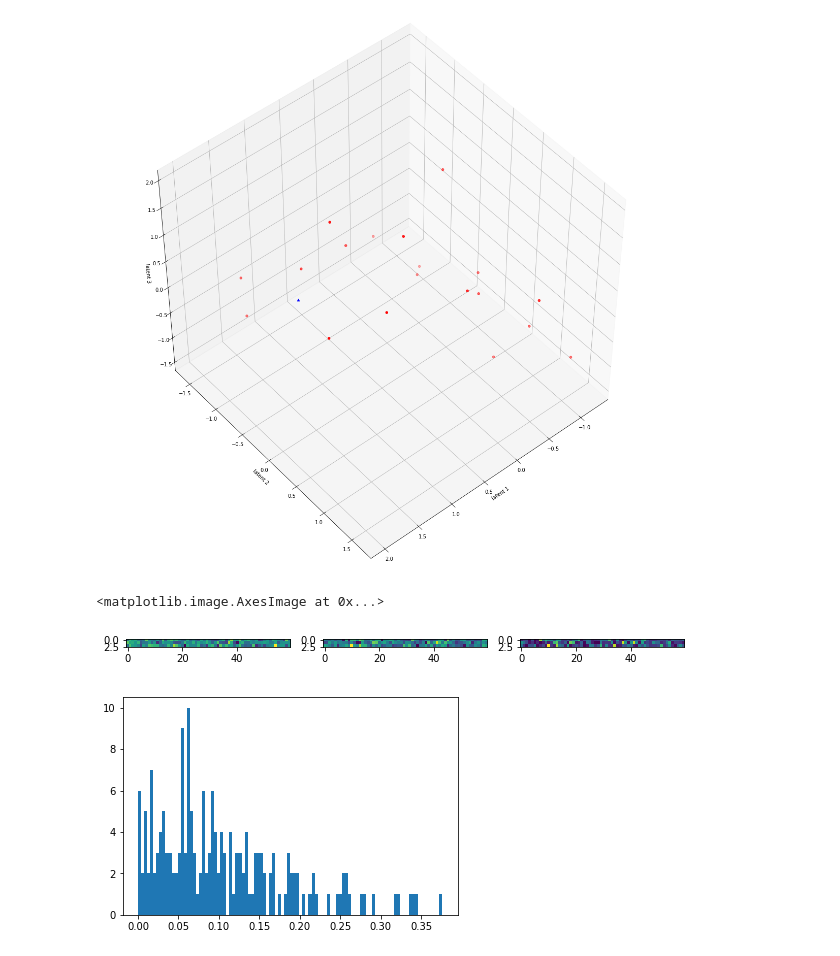
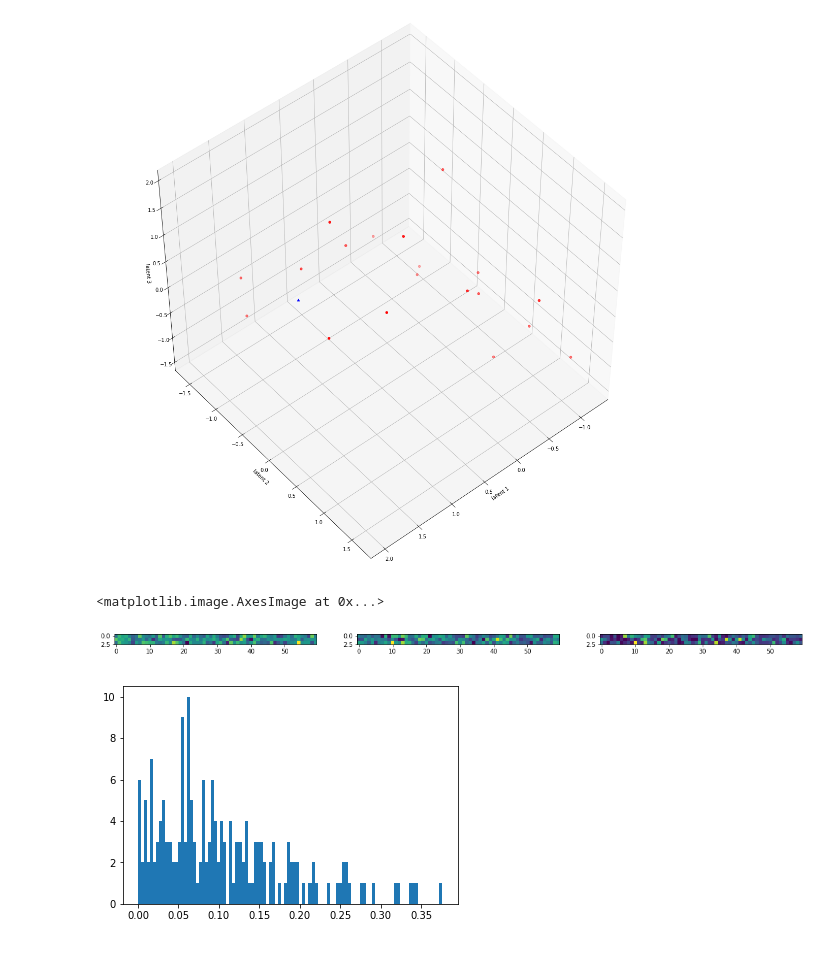
Before and after one commit to abbasloo/dnnAutoEm, a Jupyter notebook: carCrashLBO.ipynb, the cells around one changed output. Cells and saved outputs as stored; diff of their text form; code cells hidden in the pictures.

```diff
--- a/carCrashLBO.ipynb
+++ b/carCrashLBO.ipynb
@@ -244,13 +244,13 @@ ax.set_zlabel('latent 3')
 Text(0.5, 0, 'latent 3')
 [figure]
 # %%
-plt.figure(figsize=(10, 30));
+plt.figure(figsize=(20, 60));
 plt.subplot(1,3,1); plt.imshow(x_reconstructed2[0])
 plt.subplot(1,3,2); plt.imshow(DATA2[19])
 plt.subplot(1,3,3); plt.imshow(np.abs(x_reconstructed2[0] - DATA2[19]))
 # %% [output]
 <matplotlib.image.AxesImage at 0x...>
-[figure, old version]
+[figure, new version]
 # %%
 _,_,_ = plt.hist(np.abs(x_reconstructed2[0] - DATA2[19]).reshape((3*dd)), bins=100)
 # %% [output]
```
